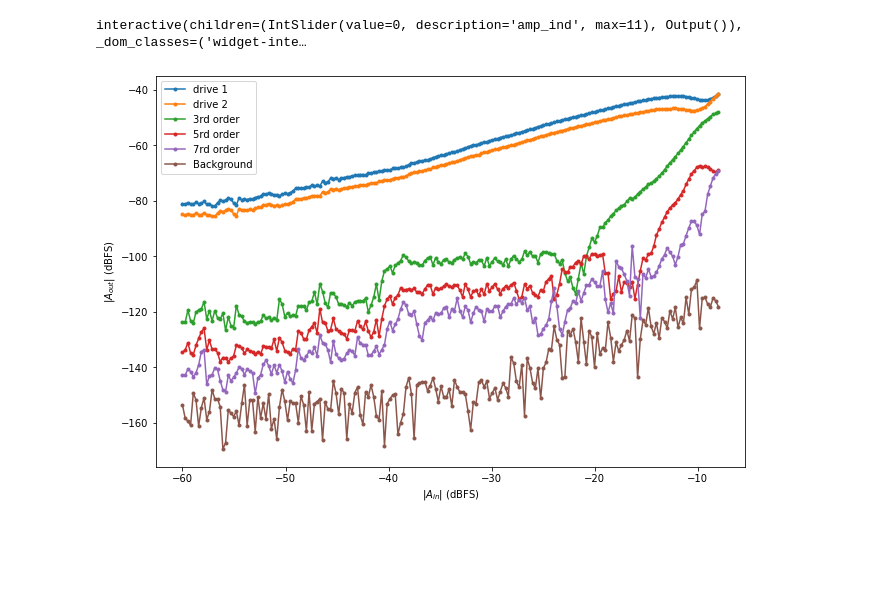
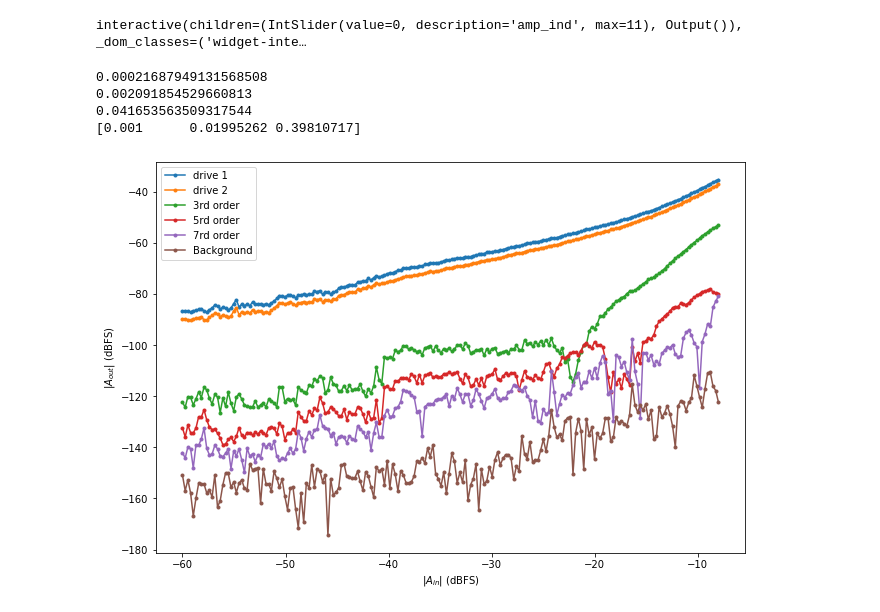
Before and after one commit to jcrivera-hdez/Scripts, a Jupyter notebook: data-analysis/TLS/HB-TLS_Model-Reconstruction.ipynb, the cells around one changed output. Saved outputs shown, nothing was run; the diff lists cells and outputs as text; code cells hidden in the pictures; blank space fills up the shorter version.

```diff
--- a/data-analysis/TLS/HB-TLS_Model-Reconstruction.ipynb
+++ b/data-analysis/TLS/HB-TLS_Model-Reconstruction.ipynb
@@ -259,15 +295,25 @@ plt.show()
 interactive(children=(IntSlider(value=0, description='amp_ind', max=2), Output()), _dom_classes=('widget-inter…
 interactive(children=(IntSlider(value=0, description='amp_ind', max=199), Output()), _dom_classes=('widget-int…
 interactive(children=(IntSlider(value=0, description='amp_ind', max=11), Output()), _dom_classes=('widget-inte…
+# %%
+print(np.abs(spectrum_det[0,30,30]))
+print(np.abs(spectrum_det[1,30,30]))
+print(np.abs(spectrum_det[2,30,30]))
+print(pamp_det)
+# %% [output]
+0.00021687949131568508
+0.002091854529660813
+0.041653563509317544
+[0.001      0.01995262 0.39810717]
 # %%
-fNCO_ind_A = 6
+fNCO_ind_A = 5
 
 # IMP vs output power
 fig, ax = plt.subplots(1, figsize=(9,6))
 plot_power(dB(spectrum_A), dB(pamp_A), fNCO_ind_A, ax)
 ax.set_xlabel(r'|$A_{in}$| (dBFS)')
 ax.set_ylabel('|$A_{out}$| (dBFS)')
 ax.legend(loc='upper left')
 plt.show()
 # %% [output]
-[figure, old version]
+[figure, new version]
```
Also changed, not shown: parts of 9 cells of this notebook.
